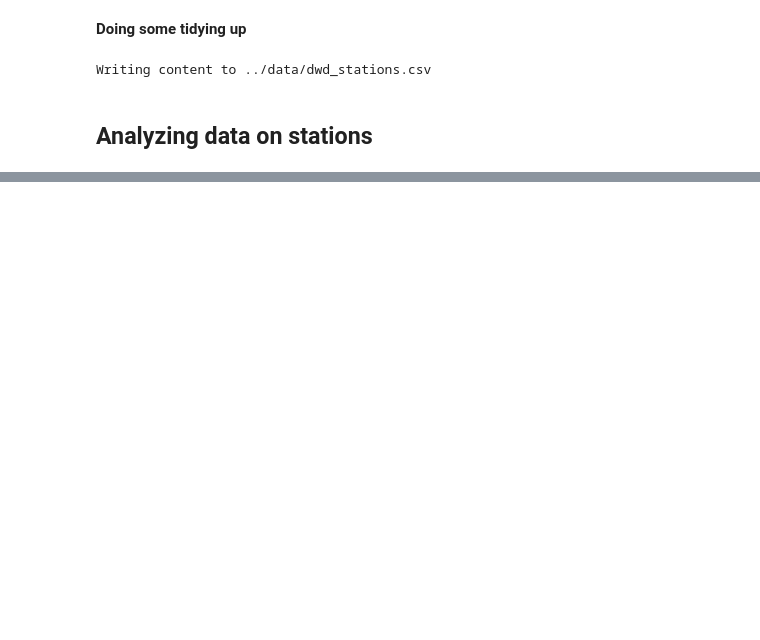
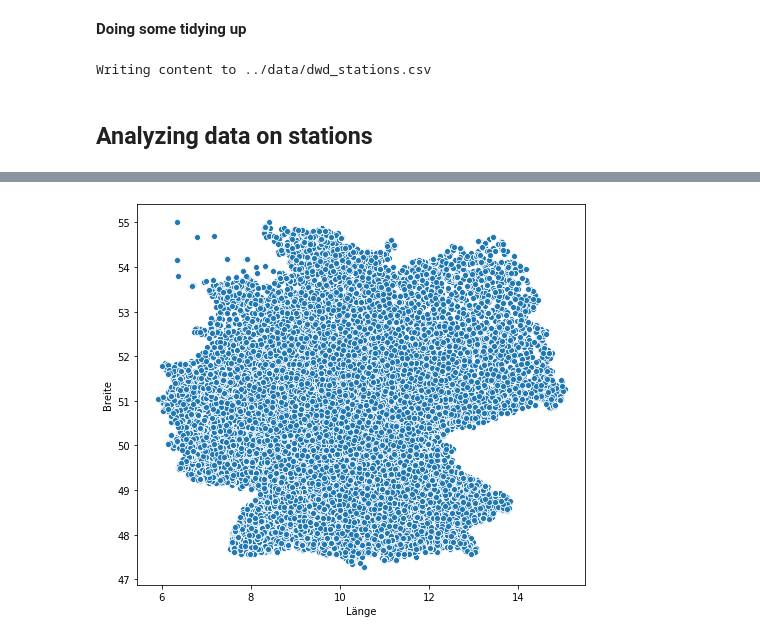
Before and after one commit to eschmidt42/surrealweather, a Jupyter notebook: notebooks/DWD data inspection.ipynb, the cells around one changed output, grey strips where cells are left out. Cells and saved outputs as stored; diff of their text form; code cells hidden in the pictures; blank space fills up the shorter version.

```diff
--- a/notebooks/DWD data inspection.ipynb
+++ b/notebooks/DWD data inspection.ipynb
@@ -229,0 +229,7 @@ read_csv(filepath_or_buffer, sep=',', delimiter=None, header='infer', names=None
+# %%
+fig, ax = plt.subplots(figsize=(10,7),  )
+sns.scatterplot(x="Länge", y="Breite", data=station_data, ax=ax)
+ax.set_aspect("equal")
+plt.show()
+# %% [output]
+[figure, added]
```
Also changed, not shown: parts of 12 cells of this notebook.
